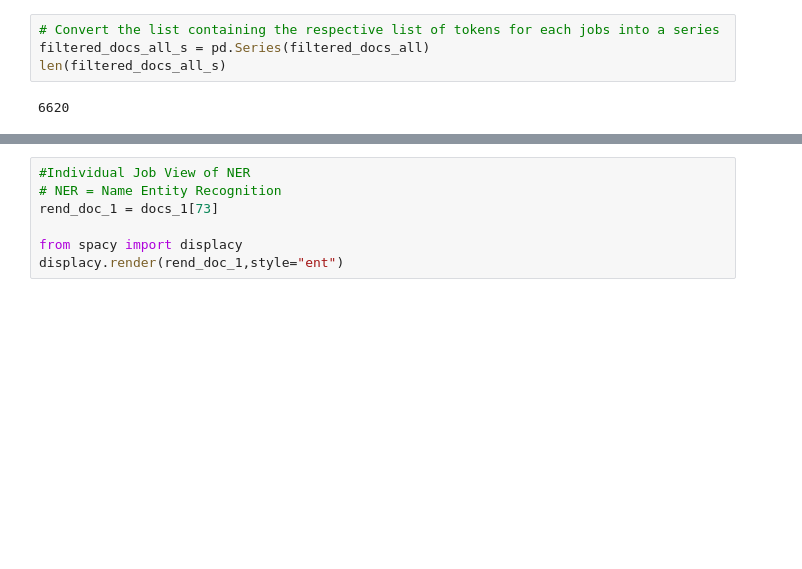
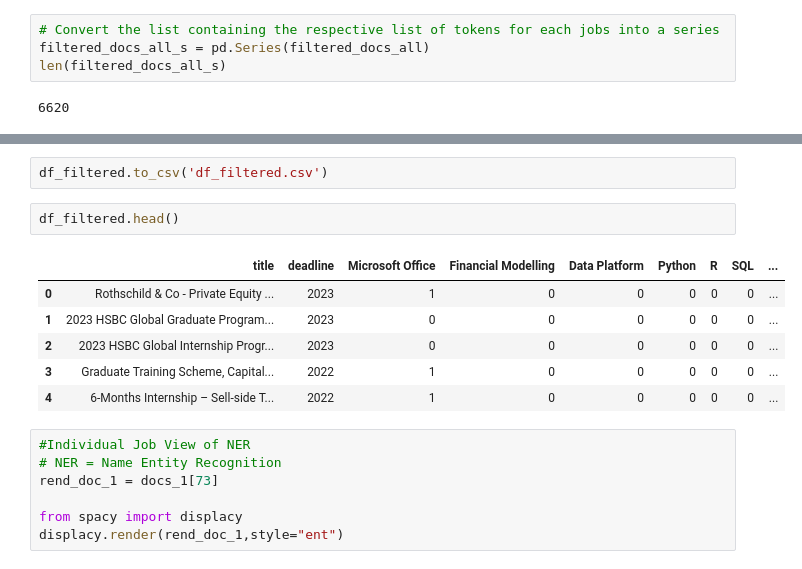
Before and after one commit to ethanvirtudazo/DS105_Project, a Jupyter notebook: text_pipeline.ipynb, the cells around one changed output, grey strips where cells are left out. Cells and saved outputs as stored; diff of their text form; blank space fills up the shorter version.

```diff
--- a/text_pipeline.ipynb
+++ b/text_pipeline.ipynb
@@ -285,3 +427,14 @@ df_bool
+# %%
+df_filtered.to_csv('df_filtered.csv')
+# %%
+df_filtered.head()
+# %% [output]
+|  | title | deadline | Microsoft Office | Financial Modelling | Data Platform | Python | R | SQL | ... |
+| 0 | Rothschild & Co - Private Equity ... | 2023 | 1 | 0 | 0 | 0 | 0 | 0 | ... |
+| 1 | 2023 HSBC Global Graduate Program... | 2023 | 0 | 0 | 0 | 0 | 0 | 0 | ... |
+| 2 | 2023 HSBC Global Internship Progr... | 2023 | 0 | 0 | 0 | 0 | 0 | 0 | ... |
+| 3 | Graduate Training Scheme, Capital... | 2022 | 1 | 0 | 0 | 0 | 0 | 0 | ... |
+| 4 | 6-Months Internship – Sell-side T... | 2022 | 1 | 0 | 0 | 0 | 0 | 0 | ... |
 # %%
 #Individual Job View of NER
 # NER = Name Entity Recognition
```
Also changed, not shown: parts of 40 cells of this notebook, 2 other files.
